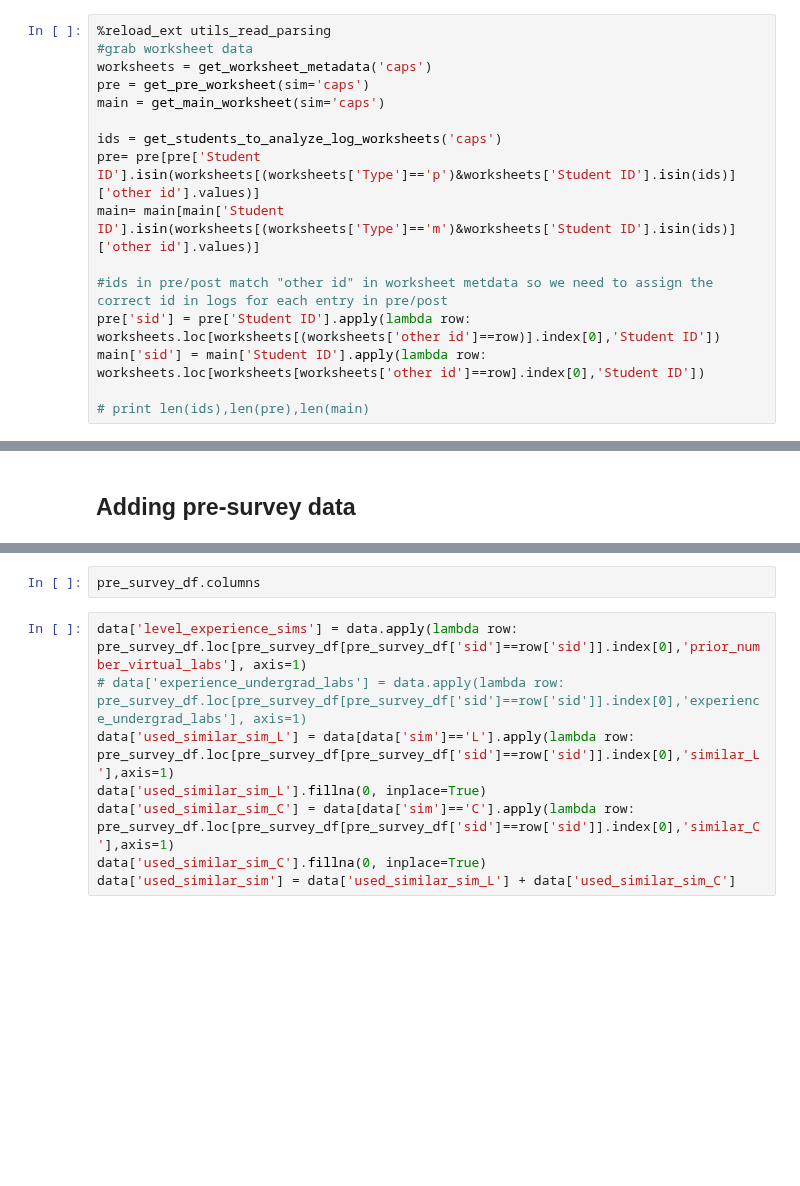
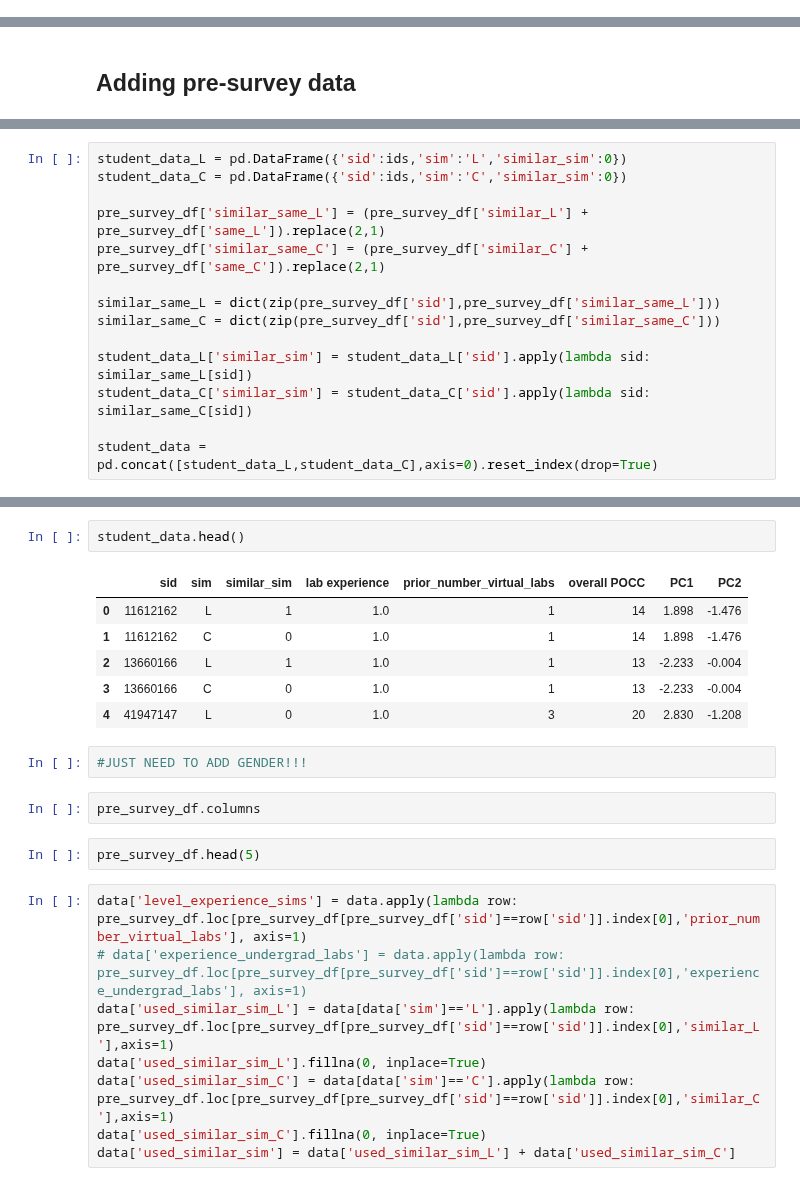
Before and after one commit to jmassall/inquiry_virtualLabs_study, a Jupyter notebook: analysis/storyline_journal_paper.ipynb, the cells around one changed output, grey strips where cells are left out. Saved outputs shown, nothing was run; the diff lists cells and outputs as text; blank space fills up the shorter version.

```diff
--- a/analysis/storyline_journal_paper.ipynb
+++ b/analysis/storyline_journal_paper.ipynb
@@ -126,16 +114,0 @@ L_scores['sim_index'] = L_scores.apply(lambda row: table_cvs_2_df.loc[table_cvs_
-# %%
-%reload_ext utils_read_parsing
-#grab worksheet data
-worksheets = get_worksheet_metadata('caps')
-pre = get_pre_worksheet(sim='caps')
-main = get_main_worksheet(sim='caps')
-
-ids = get_students_to_analyze_log_worksheets('caps')
-pre= pre[pre['Student ID'].isin(worksheets[(worksheets['Type']=='p')&worksheets['Student ID'].isin(ids)]['other id'].values)]
-main= main[main['Student ID'].isin(worksheets[(worksheets['Type']=='m')&worksheets['Student ID'].isin(ids)]['other id'].values)]
-
-#ids in pre/post match "other id" in worksheet metdata so we need to assign the correct id in logs for each entry in pre/post
-pre['sid'] = pre['Student ID'].apply(lambda row: worksheets.loc[worksheets[(worksheets['other id']==row)].index[0],'Student ID'])
-main['sid'] = main['Student ID'].apply(lambda row: worksheets.loc[worksheets[worksheets['other id']==row].index[0],'Student ID'])
-
-# print len(ids),len(pre),len(main)
@@ -182,0 +135,14 @@ Everyone uses the table once and 85% use the graph once. We may want to do the a
+# %%
+student_data_L = pd.DataFrame({'sid':ids,'sim':'L','similar_sim':0})
+student_data_C = pd.DataFrame({'sid':ids,'sim':'C','similar_sim':0})
+
+pre_survey_df['similar_same_L'] = (pre_survey_df['similar_L'] + pre_survey_df['same_L']).replace(2,1)
+pre_survey_df['similar_same_C'] = (pre_survey_df['similar_C'] + pre_survey_df['same_C']).replace(2,1)
+
+similar_same_L = dict(zip(pre_survey_df['sid'],pre_survey_df['similar_same_L']))
+similar_same_C = dict(zip(pre_survey_df['sid'],pre_survey_df['similar_same_C']))
+
+student_data_L['similar_sim'] = student_data_L['sid'].apply(lambda sid: similar_same_L[sid])
+student_data_C['similar_sim'] = student_data_C['sid'].apply(lambda sid: similar_same_C[sid])
+
+student_data = pd.concat([student_data_L,student_data_C],axis=0).reset_index(drop=True)
@@ -183,5 +163,18 @@ Everyone uses the table once and 85% use the graph once. We may want to do the a
+# %%
+student_data.head()
+# %% [output]
+|  | sid | sim | similar_sim | lab experience | prior_number_virtual_labs | overall POCC | PC1 | PC2 |
+| 0 | 11612162 | L | 1 | 1.0 | 1 | 14 | 1.898 | -1.476 |
+| 1 | 11612162 | C | 0 | 1.0 | 1 | 14 | 1.898 | -1.476 |
+| 2 | 13660166 | L | 1 | 1.0 | 1 | 13 | -2.233 | -0.004 |
+| 3 | 13660166 | C | 0 | 1.0 | 1 | 13 | -2.233 | -0.004 |
+| 4 | 41947147 | L | 0 | 1.0 | 3 | 20 | 2.830 | -1.208 |
+# %%
+#JUST NEED TO ADD GENDER!!!
 # %%
 pre_survey_df.columns
+# %%
+pre_survey_df.head(5)
 # %%
 data['level_experience_sims'] = data.apply(lambda row: pre_survey_df.loc[pre_survey_df[pre_survey_df['sid']==row['sid']].index[0],'prior_number_virtual_labs'], axis=1)
 # data['experience_undergrad_labs'] = data.apply(lambda row: pre_survey_df.loc[pre_survey_df[pre_survey_df['sid']==row['sid']].index[0],'experience_undergrad_labs'], axis=1)
```
Also changed, not shown: parts of 26 cells of this notebook.
